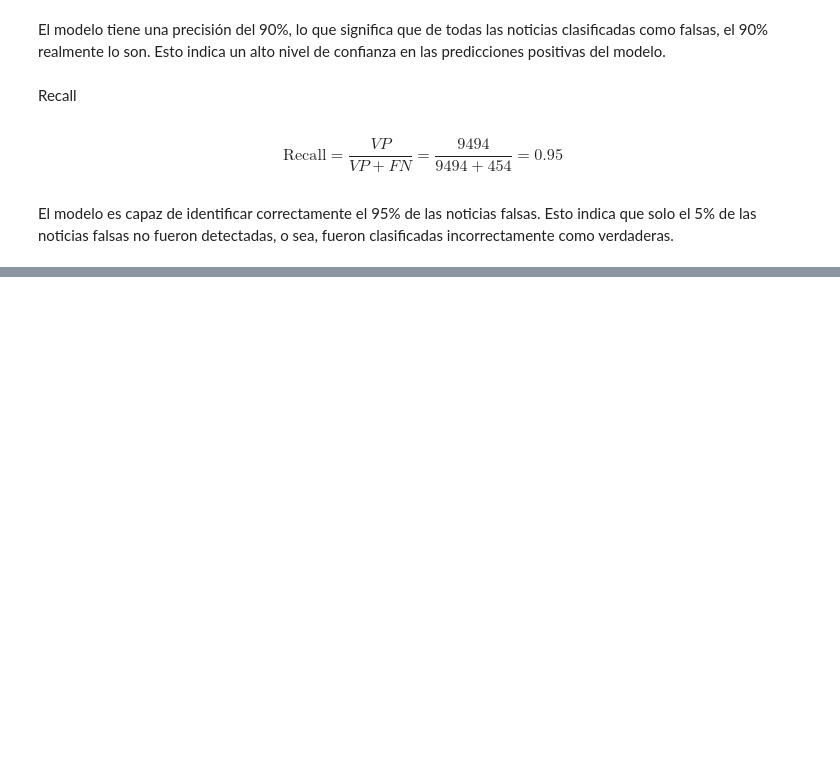
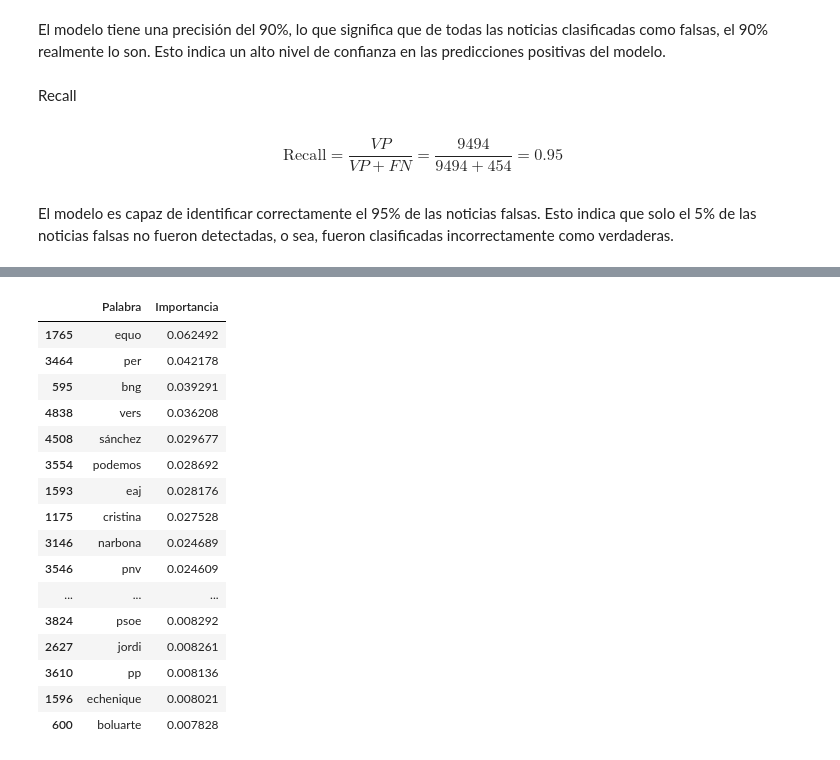
Before and after one commit to JairoFierro/Proy1, a Jupyter notebook: proyecto1.ipynb, the cells around one changed output, grey strips where cells are left out. Cells and saved outputs as stored; diff of their text form; code cells hidden in the pictures; blank space fills up the shorter version.

Commit message:
Palabras

```diff
--- a/proyecto1.ipynb
+++ b/proyecto1.ipynb
@@ -416,7 +420,11 @@ modelo = grid_search.best_estimator_
 # %% [markdown]
 # Random forest
 # %%
+import re
 df["combined_text"] = df["Titulo"].fillna("") + " " + df["Descripcion"].fillna("")
+
+
+df["combined_text"] = df["combined_text"].apply(lambda x: re.sub(r'\d+', '', x))  # Elimina números
 
 
 tfidf_vectorizer = TfidfVectorizer(max_features=5000)
@@ -429,0 +433,3 @@ vectorizacion
+# %%
+palabras = tfidf_vectorizer.get_feature_names_out()
+palabras
@@ -638,0 +650,3 @@ El modelo es capaz de identificar correctamente el 95% de las noticias falsas. E
+# %%
+importancia = random_forest1.feature_importances_
+importancia
@@ -638,0 +656,6 @@ El modelo es capaz de identificar correctamente el 95% de las noticias falsas. E
+# %%
+palabras_importancia = pd.DataFrame({
+    'Palabra': palabras,
+    'Importancia': importancia
+})
+palabras_importancia
@@ -638,0 +676,22 @@ El modelo es capaz de identificar correctamente el 95% de las noticias falsas. E
+# %%
+top_n = 30
+top_words = palabras_importancia.sort_values(by='Importancia', ascending=False).head(top_n)
+top_words
+# %% [output]
+|  | Palabra | Importancia |
+| 1765 | equo | 0.062492 |
+| 3464 | per | 0.042178 |
+| 595 | bng | 0.039291 |
+| 4838 | vers | 0.036208 |
+| 4508 | sánchez | 0.029677 |
+| 3554 | podemos | 0.028692 |
+| 1593 | eaj | 0.028176 |
+| 1175 | cristina | 0.027528 |
+| 3146 | narbona | 0.024689 |
+| 3546 | pnv | 0.024609 |
+| ... | ... | ... |
+| 3824 | psoe | 0.008292 |
+| 2627 | jordi | 0.008261 |
+| 3610 | pp | 0.008136 |
+| 1596 | echenique | 0.008021 |
+| 600 | boluarte | 0.007828 |
```
Also changed, not shown: parts of 11 cells of this notebook.
